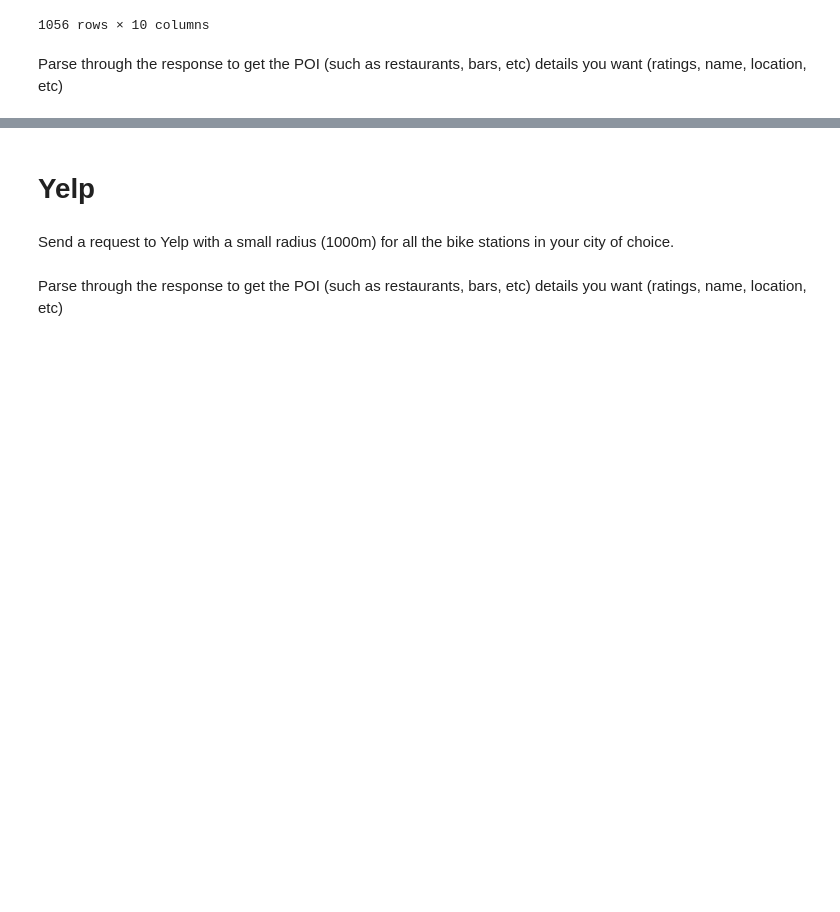
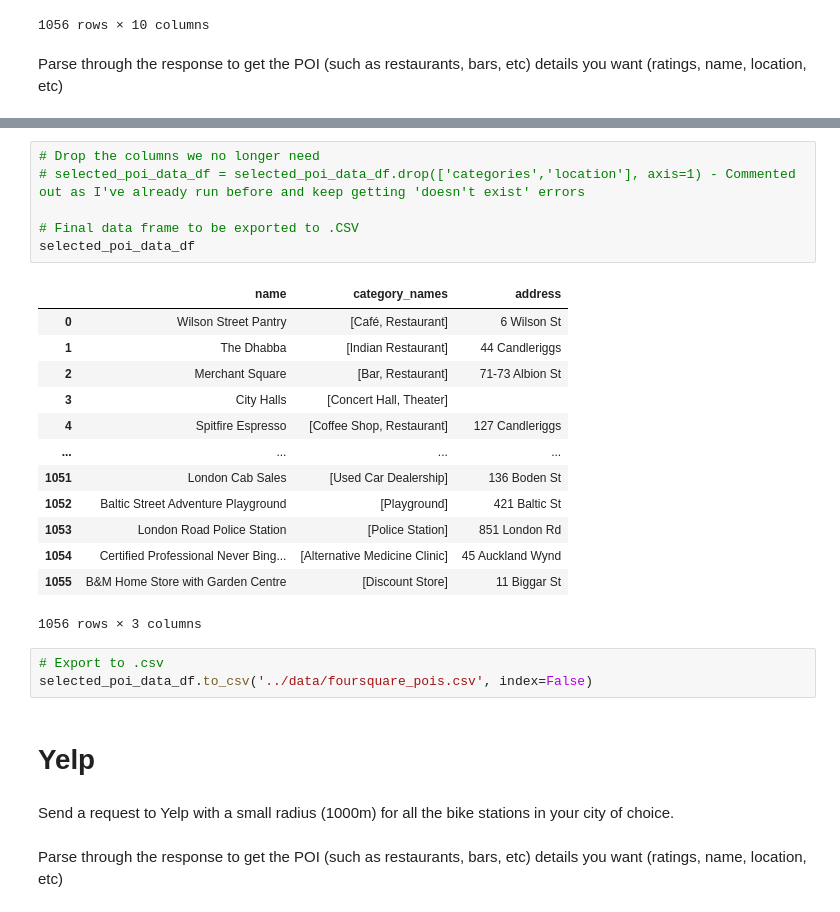
Before and after one commit to mattcorr-lhl/CityBikes-API-Project, a Jupyter notebook: notebooks/yelp_foursquare_EDA.ipynb, the cells around one changed output, grey strips where cells are left out. Saved outputs shown, nothing was run; the diff lists cells and outputs as text; blank space fills up the shorter version.

```diff
--- a/notebooks/yelp_foursquare_EDA.ipynb
+++ b/notebooks/yelp_foursquare_EDA.ipynb
@@ -90,3 +135,26 @@ selected_poi_data_df
+# %%
+# Drop the columns we no longer need
+# selected_poi_data_df = selected_poi_data_df.drop(['categories','location'], axis=1) - Commented out as I've already run before and keep getting 'doesn't exist' errors
+
+# Final data frame to be exported to .CSV
+selected_poi_data_df
+# %% [output]
+|  | name | category_names | address |
+| 0 | Wilson Street Pantry | [Café, Restaurant] | 6 Wilson St |
+| 1 | The Dhabba | [Indian Restaurant] | 44 Candleriggs |
+| 2 | Merchant Square | [Bar, Restaurant] | 71-73 Albion St |
+| 3 | City Halls | [Concert Hall, Theater] |  |
+| 4 | Spitfire Espresso | [Coffee Shop, Restaurant] | 127 Candleriggs |
+| ... | ... | ... | ... |
+| 1051 | London Cab Sales | [Used Car Dealership] | 136 Boden St |
+| 1052 | Baltic Street Adventure Playground | [Playground] | 421 Baltic St |
+| 1053 | London Road Police Station | [Police Station] | 851 London Rd |
+| 1054 | Certified Professional Never Bing... | [Alternative Medicine Clinic] | 45 Auckland Wynd |
+| 1055 | B&M Home Store with Garden Centre | [Discount Store] | 11 Biggar St |
+1056 rows × 3 columns
+# %%
+# Export to .csv
+selected_poi_data_df.to_csv('../data/foursquare_pois.csv', index=False)
 # %% [markdown]
 # Yelp
 # %% [markdown]
```
Also changed, not shown: parts of 2 cells of this notebook, 1 other file.
